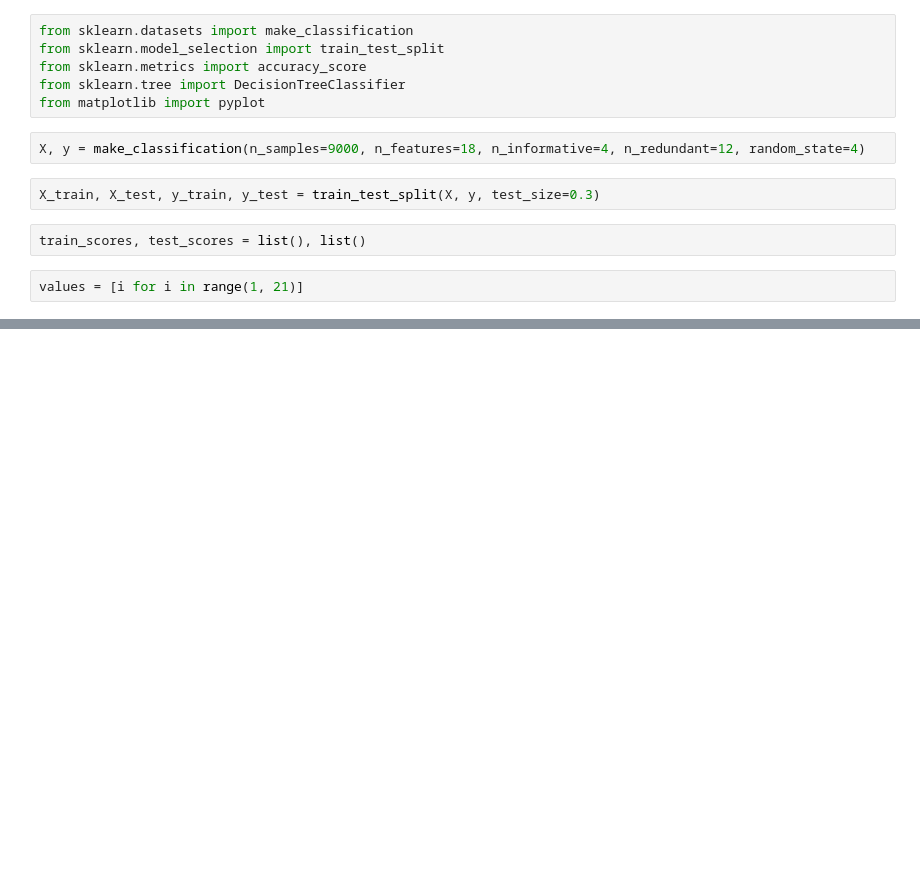
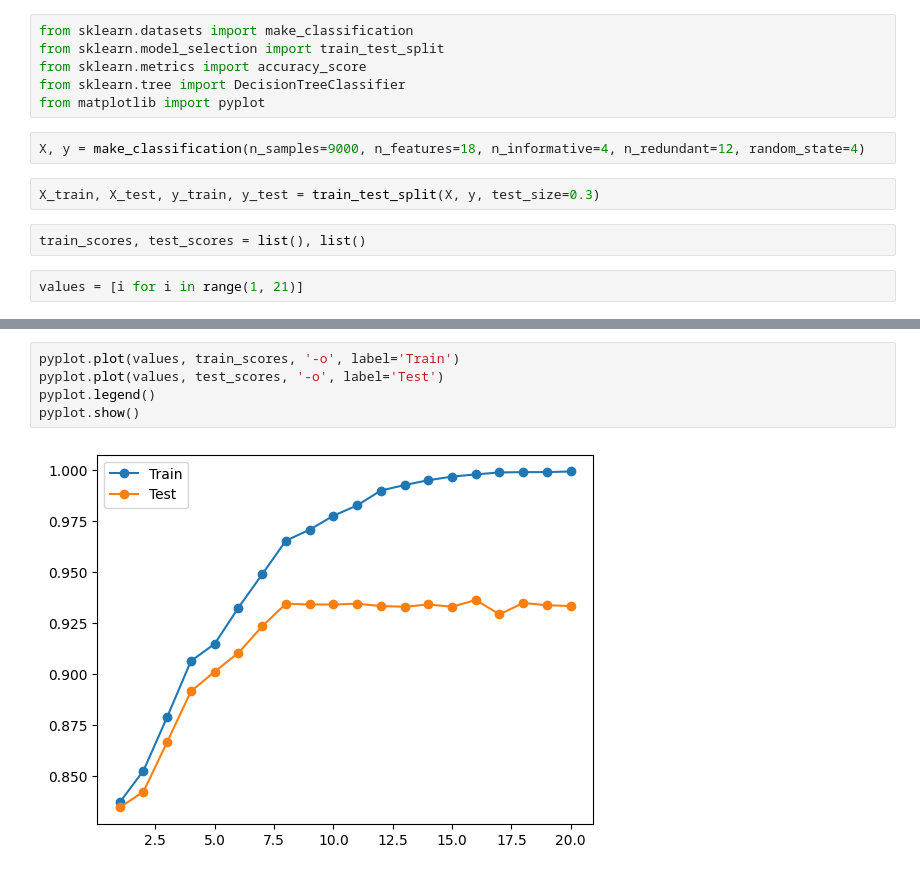
Before and after one commit to Tolegithub7/ml_labs, a Jupyter notebook: Detecting_and_preventing_overtif_and_underfit.ipynb, the cells around one changed output, grey strips where cells are left out. Drawn from its saved outputs; the diff is of its cells as text; blank space fills up the shorter version.

Commit message:
plot

```diff
--- a/Detecting_and_preventing_overtif_and_underfit.ipynb
+++ b/Detecting_and_preventing_overtif_and_underfit.ipynb
@@ -48 +48,8 @@ for i in values:
 >20, train: 0.999, test: 0.933
+# %%
+pyplot.plot(values, train_scores, '-o', label='Train')
+pyplot.plot(values, test_scores, '-o', label='Test')
+pyplot.legend()
+pyplot.show()
+# %% [output]
+[figure, added]
```
Also changed, not shown: parts of 2 cells of this notebook.
